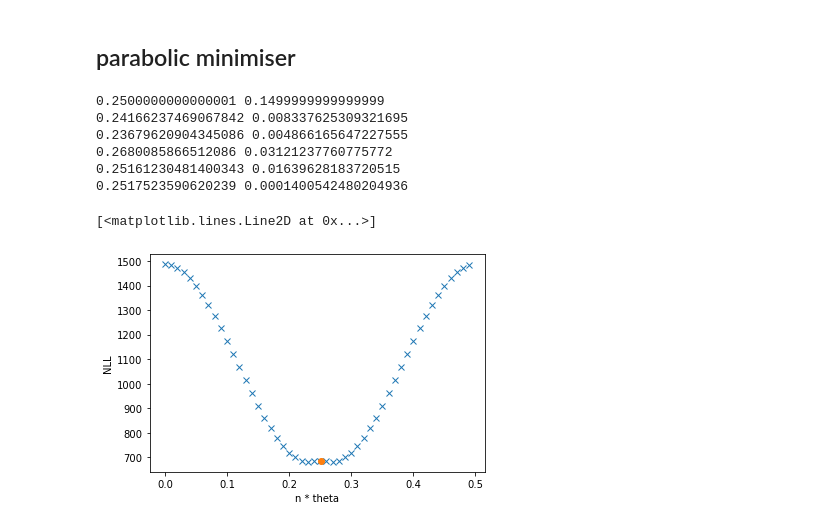
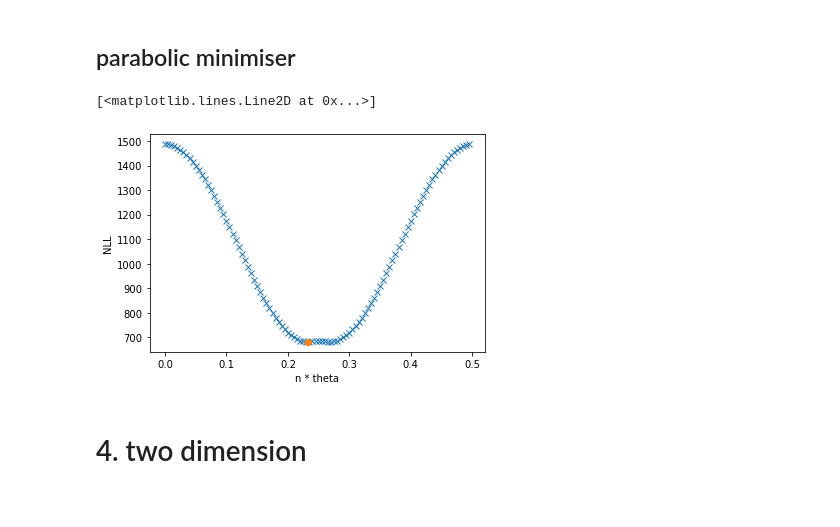
Before and after one commit to afyqeyzar/comp_proj, a Jupyter notebook: proj.ipynb, the cells around one changed output. Saved outputs shown, nothing was run; the diff lists cells and outputs as text; code cells hidden in the pictures.

Commit message:
minimiser to m23

```diff
--- a/proj.ipynb
+++ b/proj.ipynb
@@ -113,8 +113,8 @@ def likelihood_function(lambda_i, observed_number_i):
     #print(one_term)
   return sum
 # %%
-def plot_NLL_for_theta(energy_midpoints, data, end_point = 2, interval = 0.01):
-  n_thetas = np.arange(0,end_point, interval)
+def plot_NLL_for_theta(energy_midpoints, data, start_point=0, end_point = 2, interval = 0.01):
+  n_thetas = np.arange(start_point,end_point, interval)
   NLL = []
 
   for n in n_thetas:
@@ -140,19 +140,19 @@ def get_x3(x0, x1, x2, y0, y1, y2):
   return x3
 # %%
 # x0,x1,x2 initial guesses
-def parabolic_minimiser(x0, x1, x2, min_limit = 0.001):
+def parabolic_minimiser_for_theta(x0, x1, x2, m23 =  2.1e-3, min_limit = 0.001):
   change_in_x3 = 1
 
   while change_in_x3 > min_limit:
     #initial points
-    y0 = likelihood_function(event_prediction(energy_midpoints,x0,2.1e-3),data)
-    y1 = likelihood_function(event_prediction(energy_midpoints,x1,2.1e-3),data)
-    y2 = likelihood_function(event_prediction(energy_midpoints,x2,2.1e-3),data)
+    y0 = likelihood_function(event_prediction(energy_midpoints,x0,m23),data)
+    y1 = likelihood_function(event_prediction(energy_midpoints,x1,m23),data)
+    y2 = likelihood_function(event_prediction(energy_midpoints,x2,m23),data)
     #print(y0,y1,y2)
     x3 = get_x3(x0, x1, x2, y0, y1, y2)
     change_in_x3 = abs(x2 - x3)
     #print(x0,x1,x2)
-    print(x3,change_in_x3)
+    #print(x3,change_in_x3)
 
     #moving up one
     x0 = x1
@@ -164,17 +187,12 @@ def parabolic_minimiser(x0, x1, x2, min_limit = 0.001):
 # %%
 # to plot minimum point
-minimum_x = parabolic_minimiser(0.1, 0.2, 0.4)
+minimum_x = parabolic_minimiser_for_theta(0.2, 0.22, 0.24)
 minimum_y = likelihood_function(event_prediction(energy_midpoints,minimum_x,2.1e-3),data)
-# %% [output]
-0.2500000000000001 0.1499999999999999
-0.24166237469067842 0.008337625309321695
-0.23679620904345086 0.004866165647227555
-0.2680085866512086 0.03121237760775772
-0.25161230481400343 0.01639628183720515
-0.2517523590620239 0.0001400542480204936
 # %%
-plot_NLL_for_theta(energy_midpoints, data, end_point= 0.5)
+plot_NLL_for_theta(energy_midpoints, data, start_point= 0, end_point= 0.5, interval=0.005 )
 plt.plot(minimum_x,minimum_y,'o')
 # %% [output]
 [<matplotlib.lines.Line2D at 0x...>]
-[figure, old version]
+[figure, new version]
+# %% [markdown]
+# 4. two dimension
```
Also changed, not shown: parts of 8 cells of this notebook, 1 other file.
